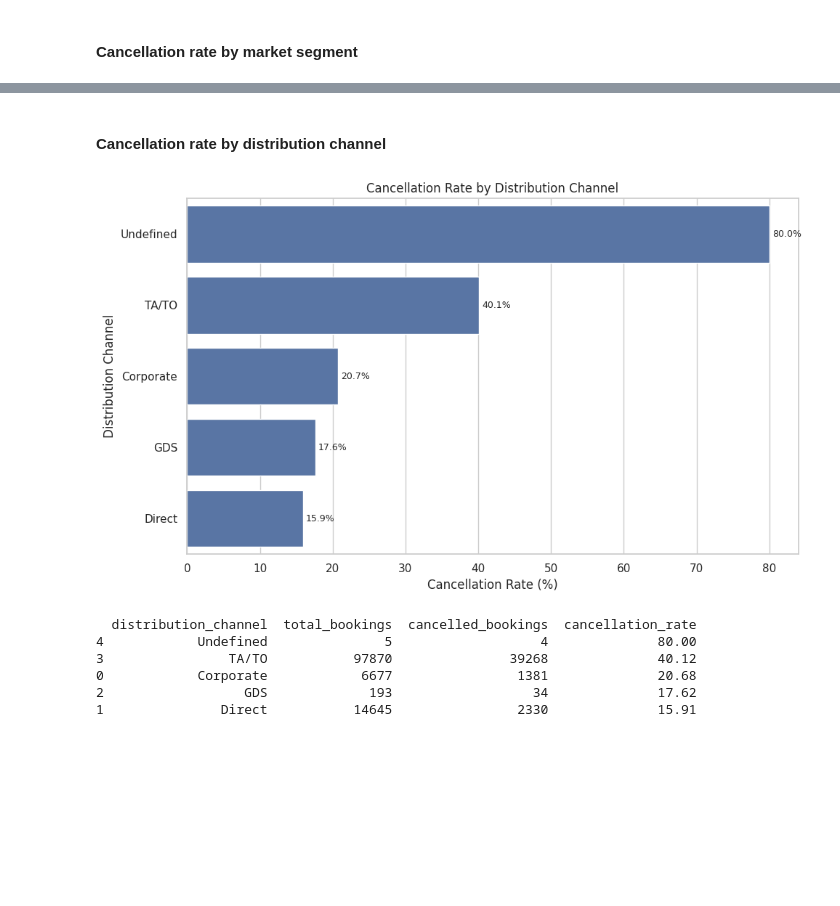
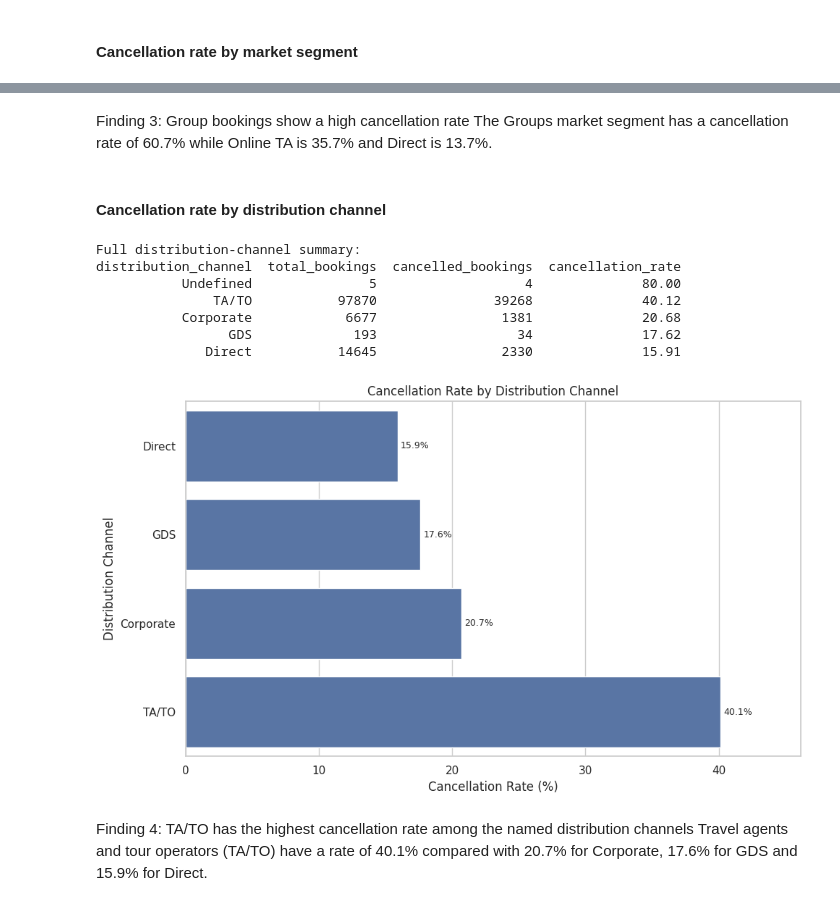
Before and after one commit to elsiejy/Capstone, a Jupyter notebook: Capstone_Hotel_Bookings.ipynb, the cells around one changed output, grey strips where cells are left out. Drawn from its saved outputs; the diff is of its cells as text; code cells hidden in the pictures; blank space fills up the shorter version.

```diff
--- a/Capstone_Hotel_Bookings.ipynb
+++ b/Capstone_Hotel_Bookings.ipynb
@@ -977,46 +1021,66 @@ print(segment_summary.round(2))
+# %% [markdown]
+Finding 3: Group bookings show a high cancellation rate
+The Groups market segment has a cancellation rate of 60.7% while Online TA is 35.7% and Direct is 13.7%.
 # %% [markdown]
 #### Cancellation rate by distribution channel
 # %%
-channel_summary = (
-    df.groupby("distribution_channel", dropna=False)
-    .agg(
-        total_bookings=("is_cancelled", "size"),
-        cancelled_bookings=("is_cancelled", "sum")
-    )
-    .reset_index()
+channel_summary = cancellation_summary(
+    df, "distribution_channel"
 )
 
-channel_summary["cancellation_rate"] = (
-    channel_summary["cancelled_bookings"]
-    / channel_summary["total_bookings"] * 100
+print("Full distribution-channel summary:")
+print(
+    channel_summary[
+        ["distribution_channel", "total_bookings",
+         "cancelled_bookings", "cancellation_rate"]
+    ].round(2).to_string(index=False)
 )
 
-channel_summary = channel_summary.sort_values(
-    "cancellation_rate", ascending=False
+# Exclude Undefined from the main chart if it has fewer than 10 bookings
+channel_chart = channel_summary.copy()
+
+undefined_mask = (
+    channel_chart["distribution_channel"]
+    .astype("string").str.strip().str.lower()
+    .eq("undefined")
+    .fillna(False)
 )
 
+small_undefined = (
+    channel_chart.loc[undefined_mask, "total_bookings"] < 10
+).any()
+
+if small_undefined:
+    channel_chart = channel_chart.loc[~undefined_mask].copy()
+
+channel_chart = channel_chart.sort_values("cancellation_rate")
+
 plt.figure(figsize=(10, 6))
+
 ax = sns.barplot(
-    data=channel_summary,
+    data=channel_chart,
     y="distribution_channel",
     x="cancellation_rate"
 )
 
 for container in ax.containers:
     ax.bar_label(container, fmt="%.1f%%", padding=3, fontsize=9)
 
 plt.title("Cancellation Rate by Distribution Channel")
 plt.xlabel("Cancellation Rate (%)")
 plt.ylabel("Distribution Channel")
+plt.xlim(0, channel_chart["cancellation_rate"].max() * 1.15)
 plt.tight_layout()
 plt.show()
-
-print(channel_summary.round(2))
 # %% [output]
+Full distribution-channel summary:
+distribution_channel  total_bookings  cancelled_bookings  cancellation_rate
+           Undefined               5                   4              80.00
+               TA/TO           97870               39268              40.12
+           Corporate            6677                1381              20.68
+                 GDS             193                  34              17.62
+              Direct           14645                2330              15.91
-[figure, old version]
+[figure, new version]
-  distribution_channel  total_bookings  cancelled_bookings  cancellation_rate
-4            Undefined               5                   4              80.00
-3                TA/TO           97870               39268              40.12
-0            Corporate            6677                1381              20.68
-2                  GDS             193                  34              17.62
-1               Direct           14645                2330              15.91
+# %% [markdown]
+Finding 4: TA/TO has the highest cancellation rate among the named distribution channels
+Travel agents and tour operators (TA/TO) have a rate of 40.1% compared with 20.7% for Corporate, 17.6% for GDS and 15.9% for Direct.
```
Also changed, not shown: parts of 6 cells of this notebook.
